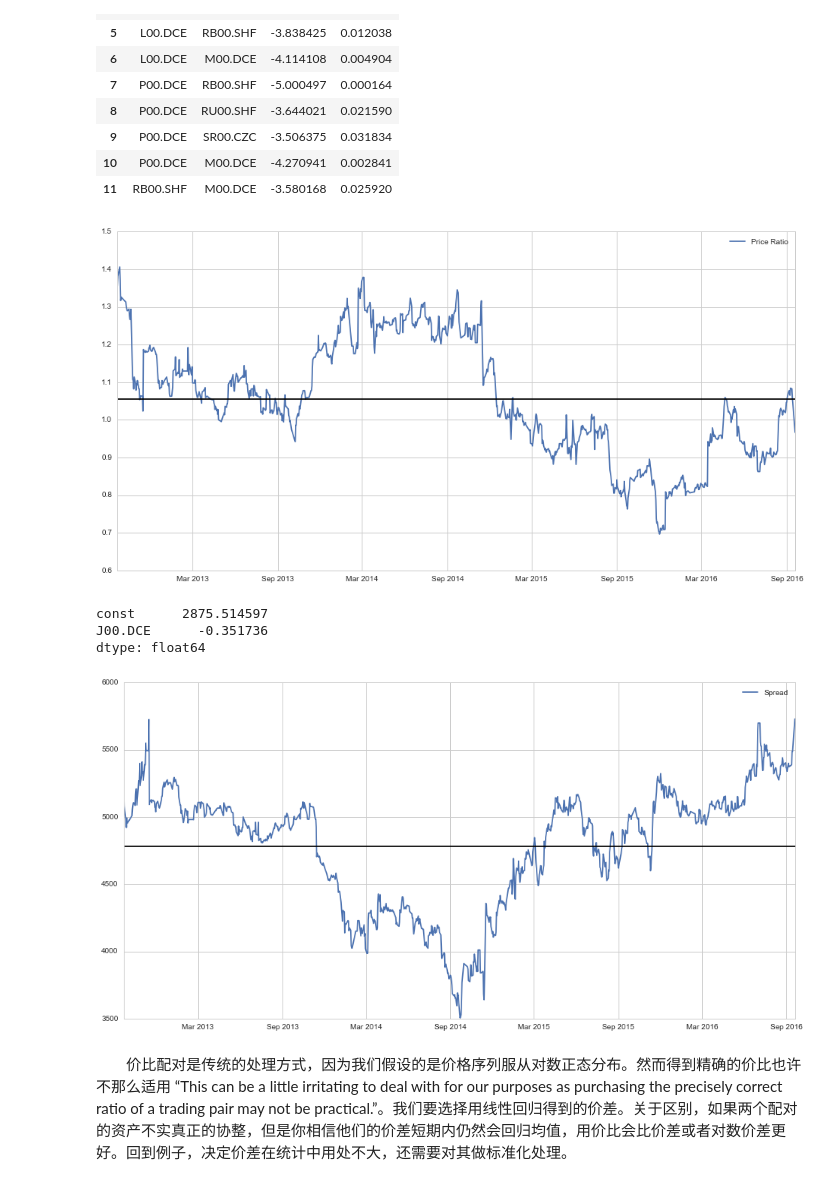
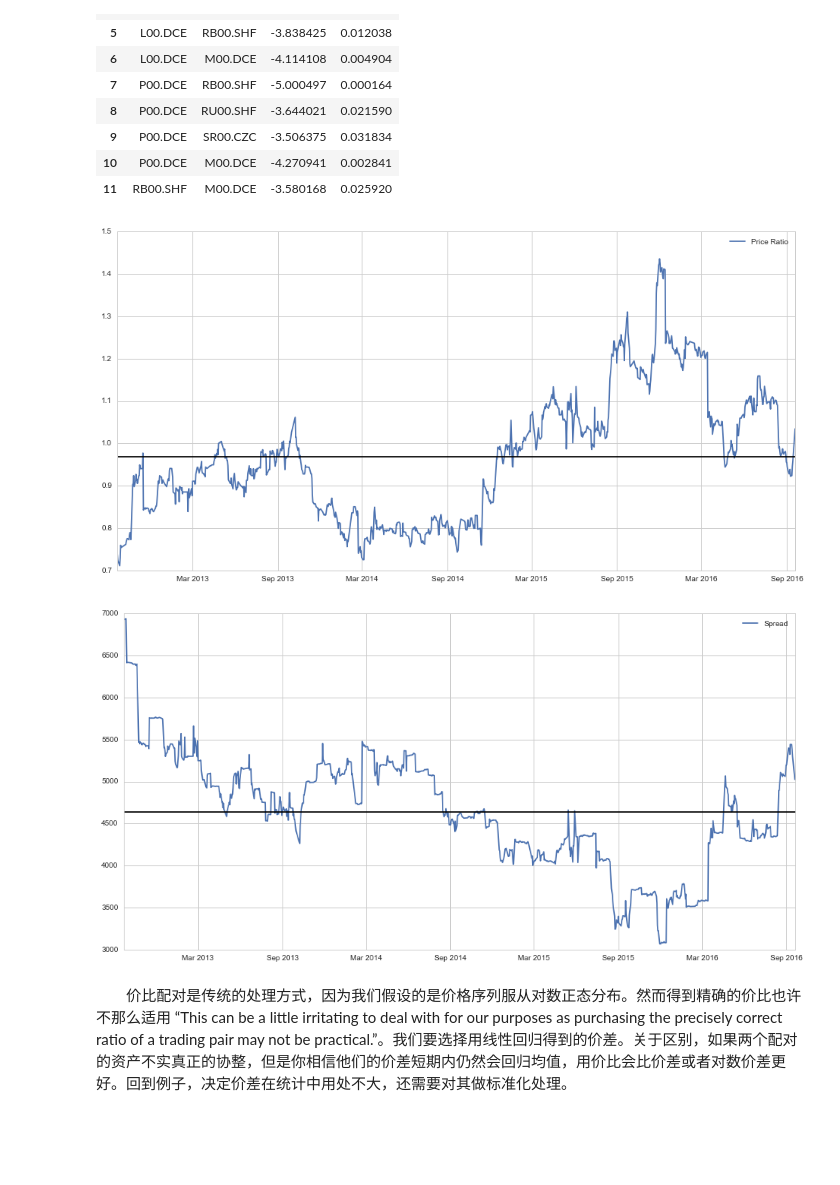
Before and after one commit to nigelliyang/CTA_Strategy, a Jupyter notebook: Pairs_Trading_Strategy/配对交易研究.ipynb, the cells around one changed output. Cells and saved outputs as stored; diff of their text form; code cells hidden in the pictures; blank space fills up the shorter version.

```diff
--- a/Pairs_Trading_Strategy/配对交易研究.ipynb
+++ b/Pairs_Trading_Strategy/配对交易研究.ipynb
@@ -77,8 +77,8 @@ p
 | 10 | P00.DCE | M00.DCE | -4.270941 | 0.002841 |
 | 11 | RB00.SHF | M00.DCE | -3.580168 | 0.025920 |
 # %%
-S1 = prices_df['P00.DCE']
-S2 = prices_df['SR00.CZC']
+S2 = prices_df['P00.DCE']
+S1 = prices_df['SR00.CZC']
 ##转换时间戳
 tdate = map(lambda x:datetime.strptime(x[:-4], '%Y-%m-%d %H:%M:%S').date(),
                     S1.index.values)
@@ -91,26 +91,20 @@ ratio.plot()
 plt.axhline(ratio.mean(), color='black')
 plt.legend(['Price Ratio']);
 # %% [output]
-[figure, old version]
+[figure, new version]
-# %%
-results.params
-# %% [output]
-const      2875.514597
-J00.DCE      -0.351736
-dtype: float64
 # %%
 S1 = sm.add_constant(S1)
 results = sm.OLS(S2, S1).fit()
-S1 = S1['P00.DCE']
-b = results.params['P00.DCE']
+S1 = S1['SR00.CZC']
+b = results.params['SR00.CZC']
 
 spread = S2 - b * S1
 plt.figure(figsize=(16,8))
 spread.plot()
 plt.axhline(spread.mean(), color='black')
 plt.legend(['Spread']);
 # %% [output]
-[figure, old version]
+[figure, new version]
 # %% [markdown]
 &emsp; &emsp; 价比配对是传统的处理方式，因为我们假设的是价格序列服从对数正态分布。然而得到精确的价比也许不那么适用
 “This can be a little irritating to deal with for our purposes as purchasing the precisely correct ratio of a trading pair may not be practical.”。我们要选择用线性回归得到的价差。关于区别，如果两个配对的资产不实真正的协整，但是你相信他们的价差短期内仍然会回归均值，用价比会比价差或者对数价差更好。回到例子，决定价差在统计中用处不大，还需要对其做标准化处理。
```
Also changed, not shown: parts of 5 cells of this notebook, 19 other files.
